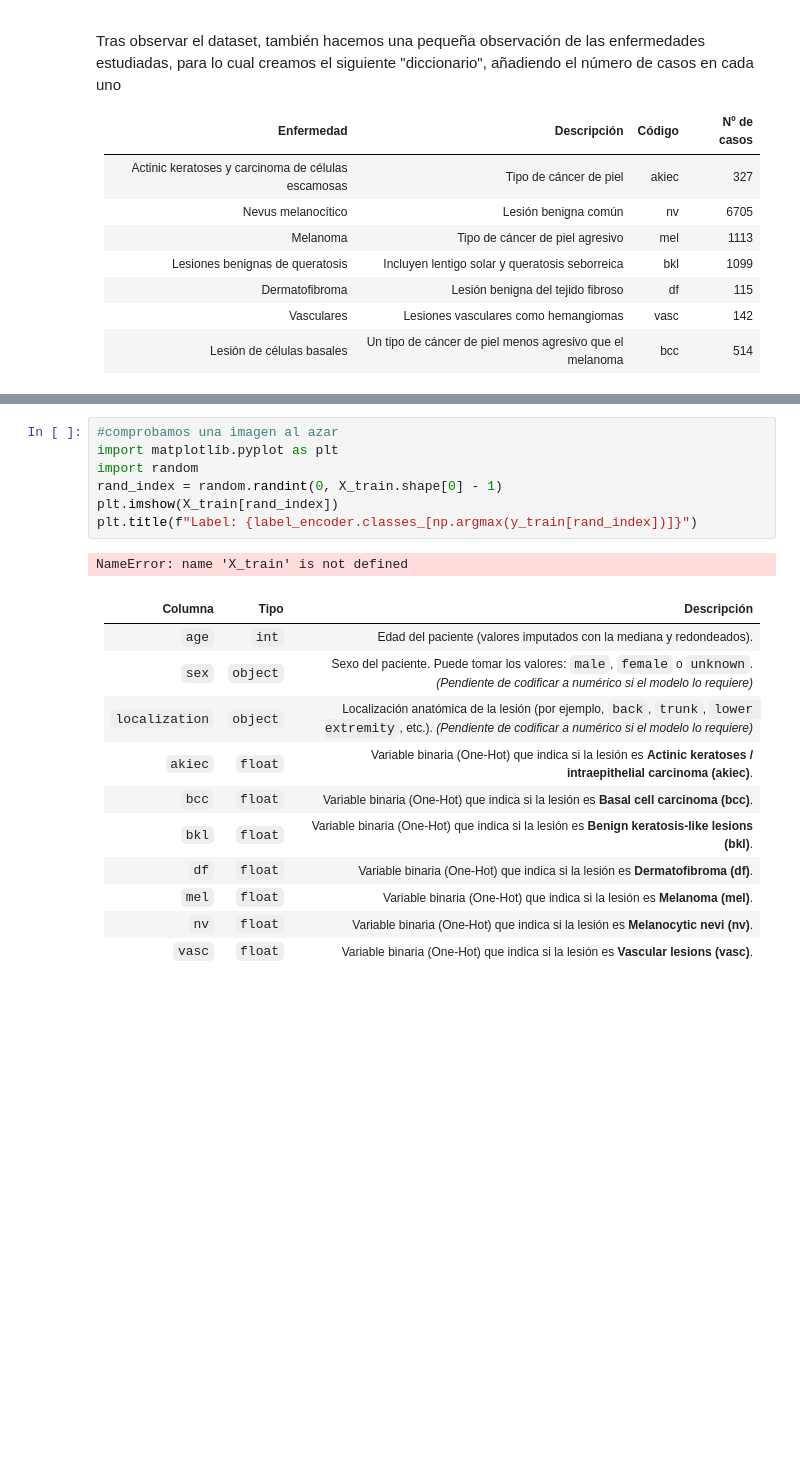
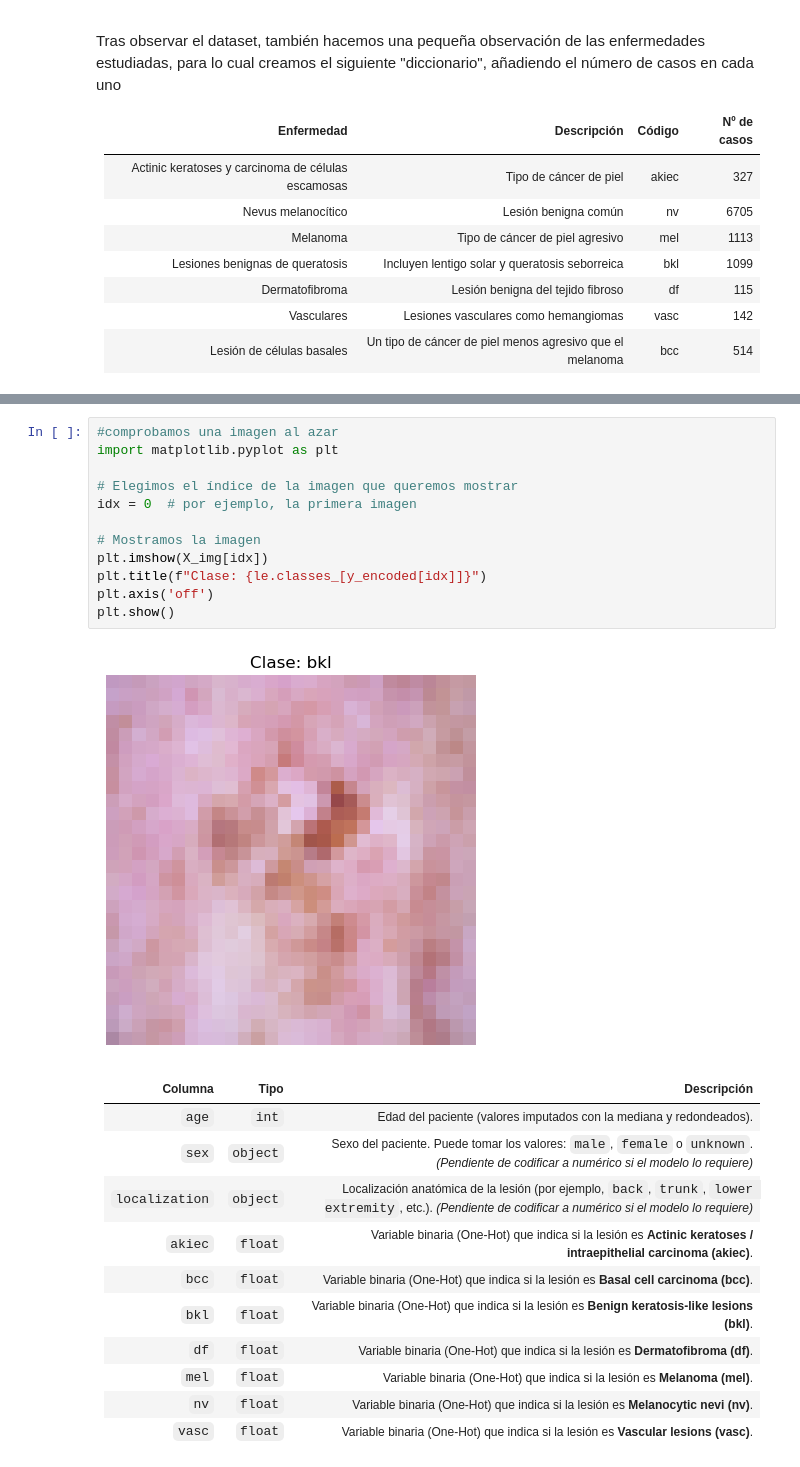
Before and after one commit to Rcerezo-dev/Deeplearning-, a Jupyter notebook: entrega.ipynb, the cells around one changed output, grey strips where cells are left out. Saved outputs shown, nothing was run; the diff lists cells and outputs as text; blank space fills up the shorter version.

```diff
--- a/entrega.ipynb
+++ b/entrega.ipynb
@@ -237,12 +230,17 @@ NameError: name 'labels' is not defined
 # %%
 #comprobamos una imagen al azar
 import matplotlib.pyplot as plt
-import random
-rand_index = random.randint(0, X_train.shape[0] - 1)
-plt.imshow(X_train[rand_index])
-plt.title(f"Label: {label_encoder.classes_[np.argmax(y_train[rand_index])]}")
+
+# Elegimos el índice de la imagen que queremos mostrar
+idx = 0  # por ejemplo, la primera imagen
+
+# Mostramos la imagen
+plt.imshow(X_img[idx])
+plt.title(f"Clase: {le.classes_[y_encoded[idx]]}")
+plt.axis('off')
+plt.show()
 # %% [output]
-NameError: name 'X_train' is not defined
+[figure, added]
 # %% [markdown]
 | **Columna**    | **Tipo** | **Descripción**                                                                                                                                             |
 | -------------- | -------- | ----------------------------------------------------------------------------------------------------------------------------------------------------------- |
```
Also changed, not shown: parts of 7 cells of this notebook, 3 other files.
